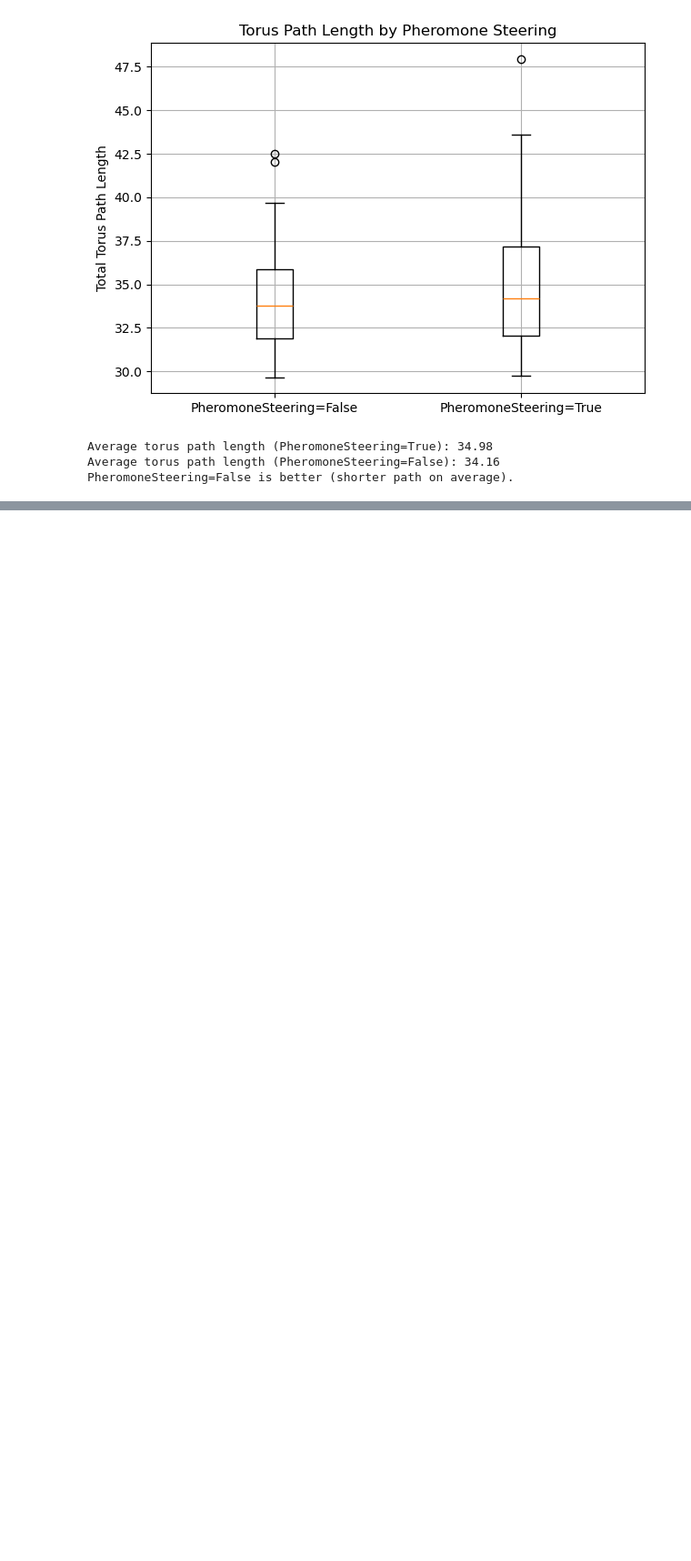
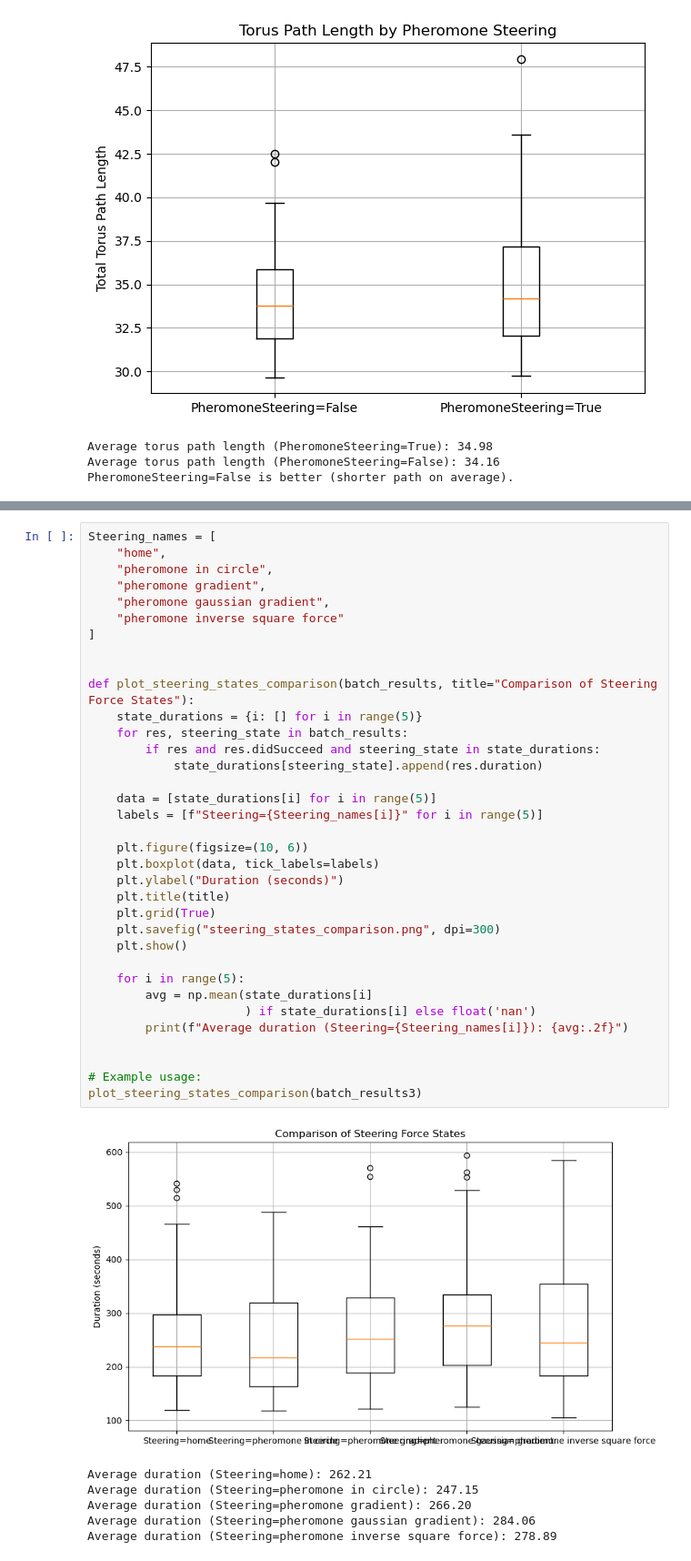
Before and after one commit to matanco64/Ant-Simulation, a Jupyter notebook: sim.ipynb, the cells around one changed output, grey strips where cells are left out. Shown at 91% size. Cells and saved outputs as stored; diff of their text form; blank space fills up the shorter version.

```diff
--- a/sim.ipynb
+++ b/sim.ipynb
@@ -341,0 +321,42 @@ Average duration (Steering=3): 190.68
+# %%
+Steering_names = [
+    "home",
+    "pheromone in circle",
+    "pheromone gradient",
+    "pheromone gaussian gradient",
+    "pheromone inverse square force"
+]
+
+
+def plot_steering_states_comparison(batch_results, title="Comparison of Steering Force States"):
+    state_durations = {i: [] for i in range(5)}
+    for res, steering_state in batch_results:
+        if res and res.didSucceed and steering_state in state_durations:
+            state_durations[steering_state].append(res.duration)
+
+    data = [state_durations[i] for i in range(5)]
+    labels = [f"Steering={Steering_names[i]}" for i in range(5)]
+
+    plt.figure(figsize=(10, 6))
+    plt.boxplot(data, tick_labels=labels)
+    plt.ylabel("Duration (seconds)")
+    plt.title(title)
+    plt.grid(True)
+    plt.savefig("steering_states_comparison.png", dpi=300)
+    plt.show()
+
+    for i in range(5):
+        avg = np.mean(state_durations[i]
+                      ) if state_durations[i] else float('nan')
+        print(f"Average duration (Steering={Steering_names[i]}): {avg:.2f}")
+
+
+# Example usage:
+plot_steering_states_comparison(batch_results3)
+# %% [output]
+[figure, added]
+Average duration (Steering=home): 262.21
+Average duration (Steering=pheromone in circle): 247.15
+Average duration (Steering=pheromone gradient): 266.20
+Average duration (Steering=pheromone gaussian gradient): 284.06
+Average duration (Steering=pheromone inverse square force): 278.89
```
Also changed, not shown: parts of 6 cells of this notebook, 22 other files.
